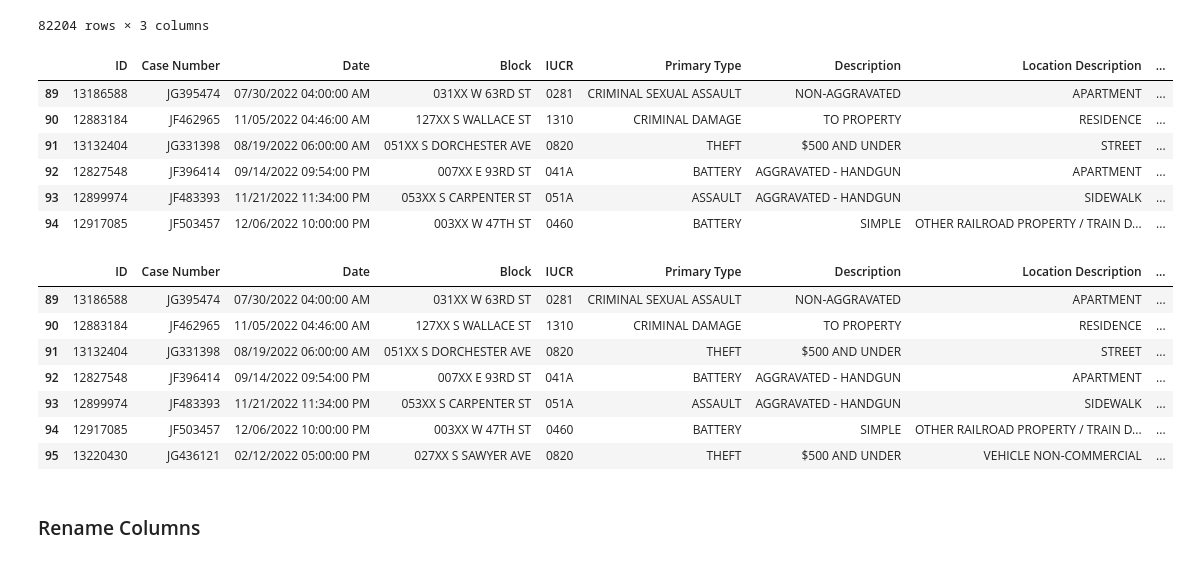
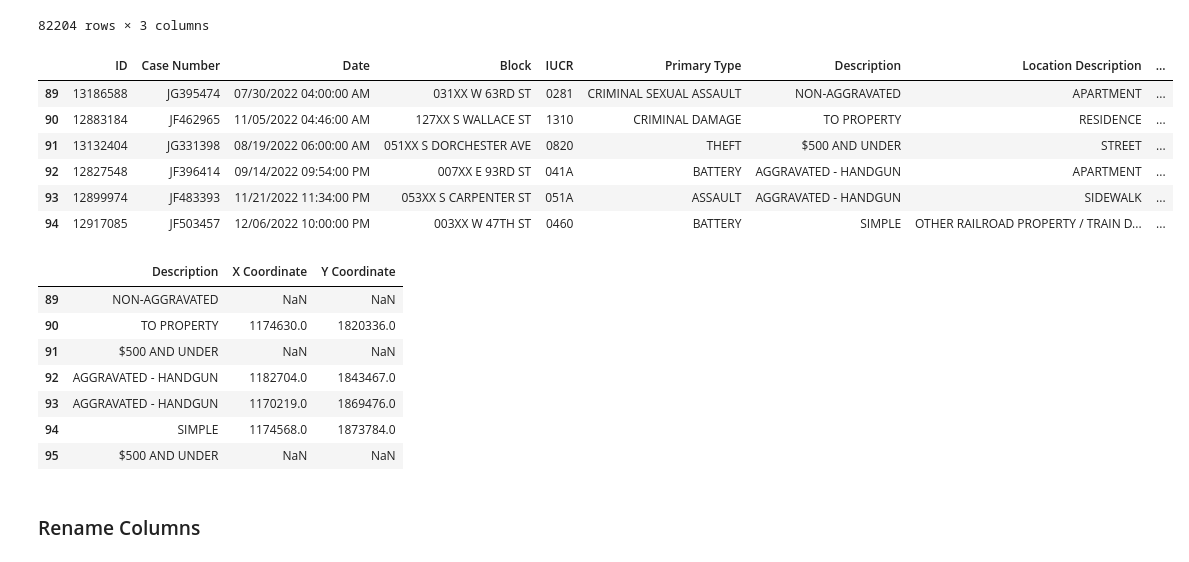
Before and after one commit to ksa-de101-0824/python-pandas, a Jupyter notebook: Demo/1 import data and manipulation.ipynb, the cells around one changed output. Saved outputs shown, nothing was run; the diff lists cells and outputs as text; code cells hidden in the pictures.

```diff
--- a/Demo/1 import data and manipulation.ipynb
+++ b/Demo/1 import data and manipulation.ipynb
@@ -170,24 +170,24 @@ df_crime.loc[89:82292 , ['Description', 'X Coordinate', 'Y Coordinate']]
 # %%
 # Not specifying columns also can
 display(df_crime[89: 95])
 
-display(df_crime.loc[89: 95])
+display(df_crime.loc[89: 95, list_of_cols])
 # %% [output]
 |  | ID | Case Number | Date | Block | IUCR | Primary Type | Description | Location Description | ... |
 | 89 | 13186588 | JG395474 | 07/30/2022 04:00:00 AM | 031XX W 63RD ST | 0281 | CRIMINAL SEXUAL ASSAULT | NON-AGGRAVATED | APARTMENT | ... |
 | 90 | 12883184 | JF462965 | 11/05/2022 04:46:00 AM | 127XX S WALLACE ST | 1310 | CRIMINAL DAMAGE | TO PROPERTY | RESIDENCE | ... |
 | 91 | 13132404 | JG331398 | 08/19/2022 06:00:00 AM | 051XX S DORCHESTER AVE | 0820 | THEFT | $500 AND UNDER | STREET | ... |
 | 92 | 12827548 | JF396414 | 09/14/2022 09:54:00 PM | 007XX E 93RD ST | 041A | BATTERY | AGGRAVATED - HANDGUN | APARTMENT | ... |
 | 93 | 12899974 | JF483393 | 11/21/2022 11:34:00 PM | 053XX S CARPENTER ST | 051A | ASSAULT | AGGRAVATED - HANDGUN | SIDEWALK | ... |
 | 94 | 12917085 | JF503457 | 12/06/2022 10:00:00 PM | 003XX W 47TH ST | 0460 | BATTERY | SIMPLE | OTHER RAILROAD PROPERTY / TRAIN D... | ... |
-|  | ID | Case Number | Date | Block | IUCR | Primary Type | Description | Location Description | ... |
-| 89 | 13186588 | JG395474 | 07/30/2022 04:00:00 AM | 031XX W 63RD ST | 0281 | CRIMINAL SEXUAL ASSAULT | NON-AGGRAVATED | APARTMENT | ... |
-| 90 | 12883184 | JF462965 | 11/05/2022 04:46:00 AM | 127XX S WALLACE ST | 1310 | CRIMINAL DAMAGE | TO PROPERTY | RESIDENCE | ... |
-| 91 | 13132404 | JG331398 | 08/19/2022 06:00:00 AM | 051XX S DORCHESTER AVE | 0820 | THEFT | $500 AND UNDER | STREET | ... |
-| 92 | 12827548 | JF396414 | 09/14/2022 09:54:00 PM | 007XX E 93RD ST | 041A | BATTERY | AGGRAVATED - HANDGUN | APARTMENT | ... |
-| 93 | 12899974 | JF483393 | 11/21/2022 11:34:00 PM | 053XX S CARPENTER ST | 051A | ASSAULT | AGGRAVATED - HANDGUN | SIDEWALK | ... |
-| 94 | 12917085 | JF503457 | 12/06/2022 10:00:00 PM | 003XX W 47TH ST | 0460 | BATTERY | SIMPLE | OTHER RAILROAD PROPERTY / TRAIN D... | ... |
-| 95 | 13220430 | JG436121 | 02/12/2022 05:00:00 PM | 027XX S SAWYER AVE | 0820 | THEFT | $500 AND UNDER | VEHICLE NON-COMMERCIAL | ... |
+|  | Description | X Coordinate | Y Coordinate |
+| 89 | NON-AGGRAVATED | NaN | NaN |
+| 90 | TO PROPERTY | 1174630.0 | 1820336.0 |
+| 91 | $500 AND UNDER | NaN | NaN |
+| 92 | AGGRAVATED - HANDGUN | 1182704.0 | 1843467.0 |
+| 93 | AGGRAVATED - HANDGUN | 1170219.0 | 1869476.0 |
+| 94 | SIMPLE | 1174568.0 | 1873784.0 |
+| 95 | $500 AND UNDER | NaN | NaN |
 # %% [markdown]
 ### Rename Columns
 # %% [markdown]
```
Also changed, not shown: parts of 4 cells of this notebook, 1 other file.
